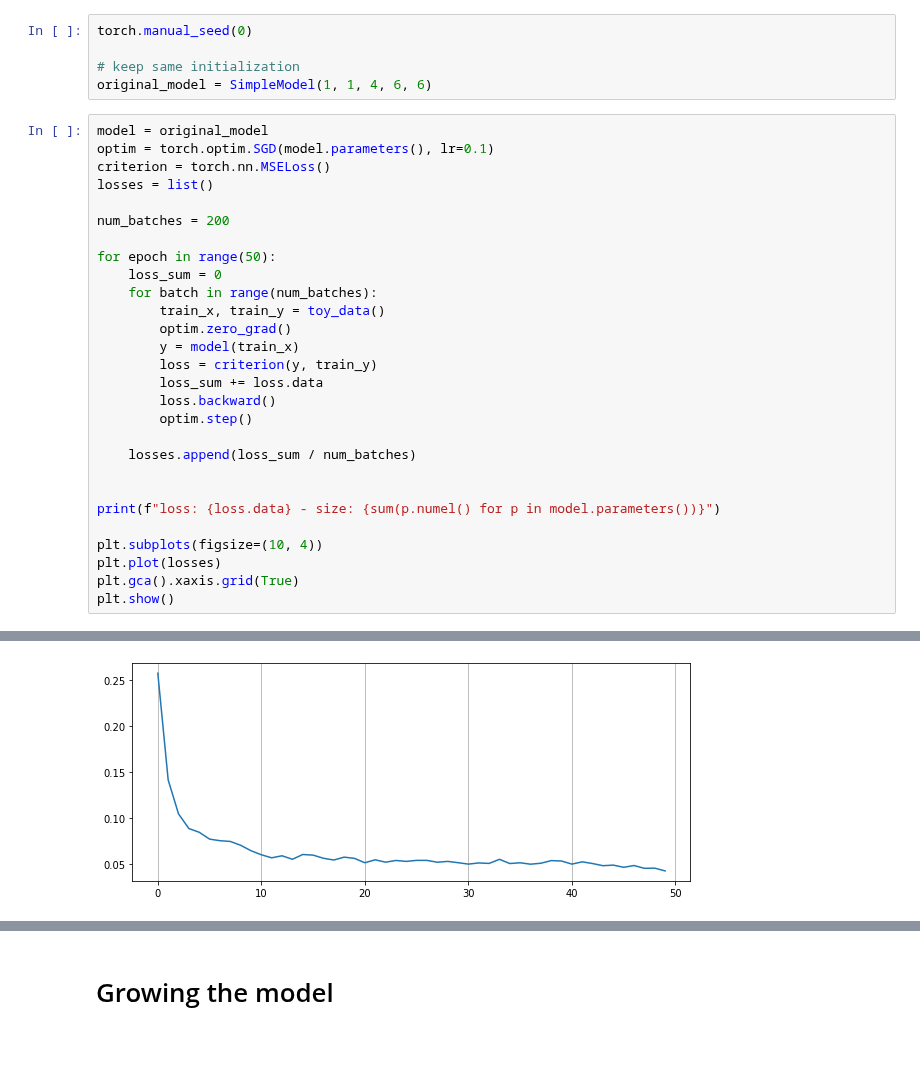
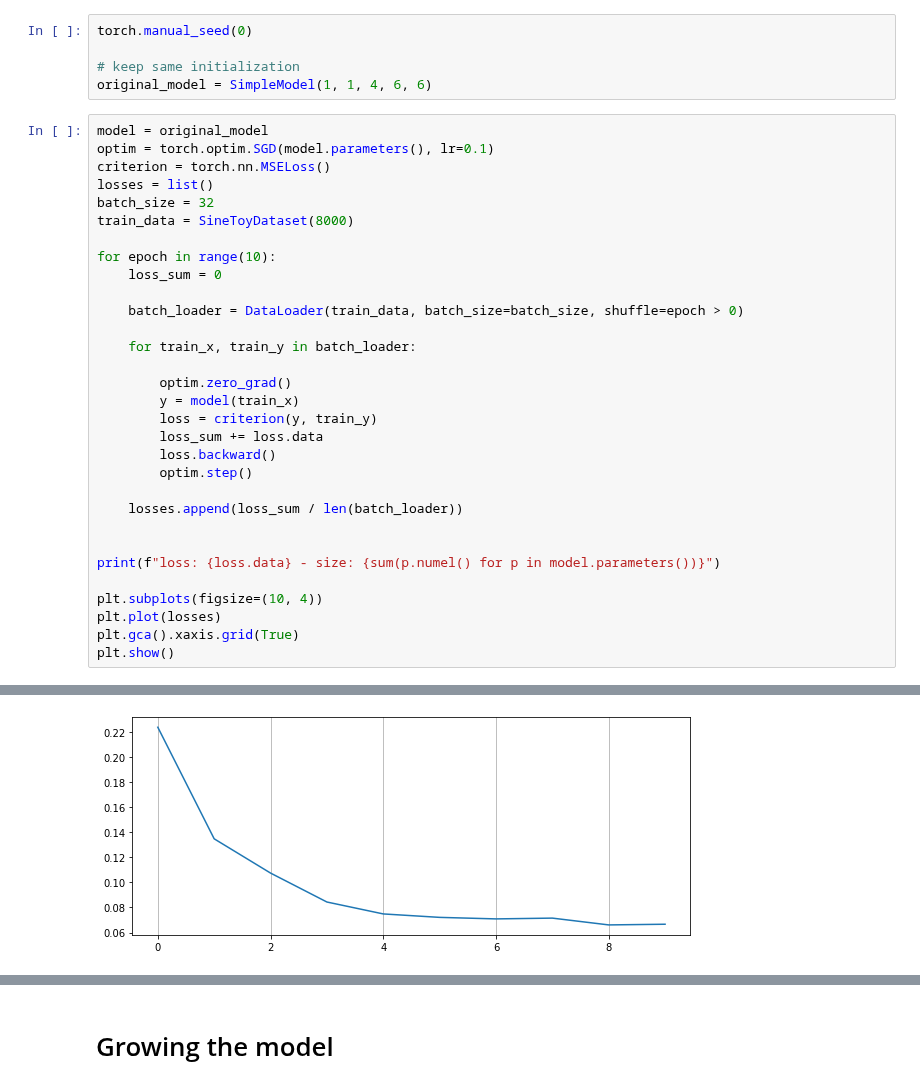
Before and after one commit to plonerma/growing-transformer, a Jupyter notebook: examples/demo_mlp_growth_operation.ipynb, the cells around one changed output, grey strips where cells are left out. Cells and saved outputs as stored; diff of their text form; blank space fills up the shorter version.

```diff
--- a/examples/demo_mlp_growth_operation.ipynb
+++ b/examples/demo_mlp_growth_operation.ipynb
@@ -17,13 +18,16 @@ model = original_model
 optim = torch.optim.SGD(model.parameters(), lr=0.1)
 criterion = torch.nn.MSELoss()
 losses = list()
+batch_size = 32
+train_data = SineToyDataset(8000)
 
-num_batches = 200
+for epoch in range(10):
+    loss_sum = 0
 
-for epoch in range(50):
-    loss_sum = 0
-    for batch in range(num_batches):
-        train_x, train_y = toy_data()
+    batch_loader = DataLoader(train_data, batch_size=batch_size, shuffle=epoch > 0)
+
+    for train_x, train_y in batch_loader:
+
         optim.zero_grad()
         y = model(train_x)
         loss = criterion(y, train_y)
@@ -31,7 +35,7 @@ for epoch in range(50):
         loss.backward()
         optim.step()
 
-    losses.append(loss_sum / num_batches)
+    losses.append(loss_sum / len(batch_loader))
 
 
 print(f"loss: {loss.data} - size: {sum(p.numel() for p in model.parameters())}")
@@ -45,4 +49,4 @@ loss: 0.04984508827328682 - size: 77
-[figure, old version]
+[figure, new version]
 # %%
 plt.subplots(figsize=(12, 8))
 
```
Also changed, not shown: parts of 5 cells of this notebook, 13 other files.
